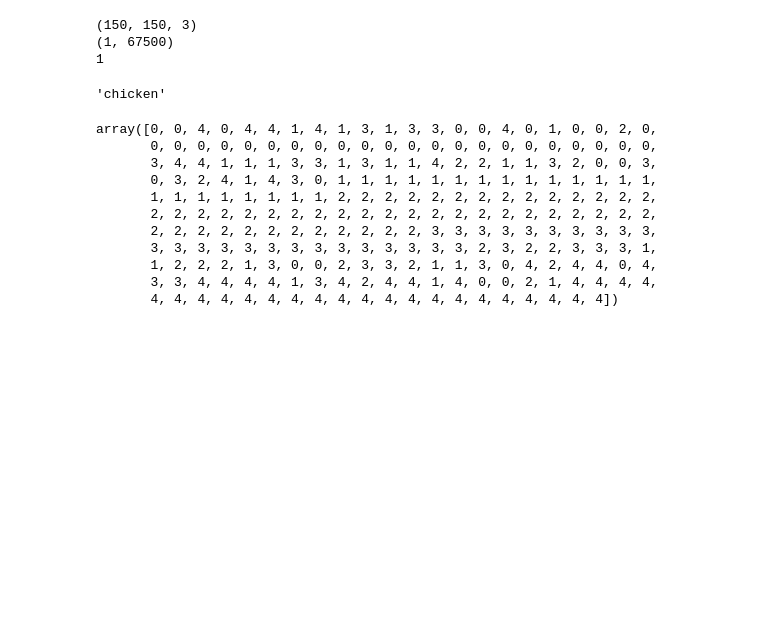
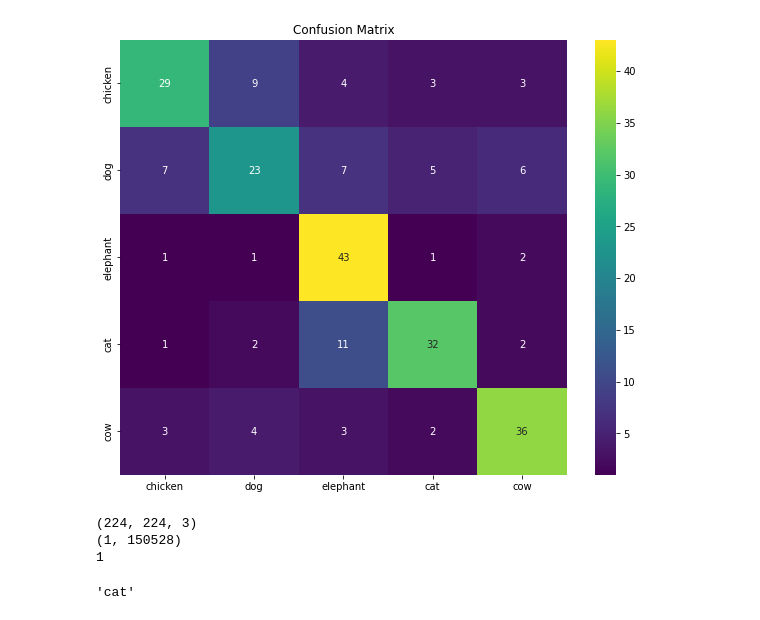
Before and after one commit to VILAIDED/KHDL, a Jupyter notebook: train.ipynb, the cells around one changed output. Saved outputs shown, nothing was run; the diff lists cells and outputs as text; code cells hidden in the pictures; blank space fills up the shorter version.

```diff
--- a/train.ipynb
+++ b/train.ipynb
@@ -100,9 +183,30 @@ y2 = svc.predict(X_test)
+# %%
+
+svc_pred = svc.predict(x_test_svc)
+# %%
+dicLabel = {0 : "chicken",1: "dog",2 : "elephant",3 : "cat", 4 : "cow"}
+plot_confusion_matrix(svc_pred,y_test_svc,dicLabel)
+
+# dicLabel = {0 : "chicken",1: "dog",2 : "elephant",3 : "cat", 4 : "cow"}
+# img = cv2.imread("t.jpg")
+# img = cv2.resize(img,(150,150))
+# data = img /255.0
+
+# lenofimage = len(data)
+# print(data.shape)
+# data= np.array(data).reshape(lenofimage,-1)
+# data= np.array(data).reshape(1,-1)
+# print(data.shape)
+# print(len(data))
+# y2 = svc.predict(data)
+# # print(y2)
+# dicLabel[y2[0]]
+# %% [output]
+[figure, added]
 # %%
-
-
 dicLabel = {0 : "chicken",1: "dog",2 : "elephant",3 : "cat", 4 : "cow"}
 img = cv2.imread("t.jpg")
-img = cv2.resize(img,(150,150))
+img = cv2.resize(img,(224,224))
 data = img /255.0
 
 lenofimage = len(data)
@@ -115,24 +219,10 @@ y2 = svc.predict(data)
 # print(y2)
 dicLabel[y2[0]]
 # %% [output]
-(150, 150, 3)
-(1, 67500)
+(224, 224, 3)
+(1, 150528)
 1
-'chicken'
+'cat'
-# %%
-y2
-# %% [output]
-array([0, 0, 4, 0, 4, 4, 1, 4, 1, 3, 1, 3, 3, 0, 0, 4, 0, 1, 0, 0, 2, 0,
-       0, 0, 0, 0, 0, 0, 0, 0, 0, 0, 0, 0, 0, 0, 0, 0, 0, 0, 0, 0, 0, 0,
-       3, 4, 4, 1, 1, 1, 3, 3, 1, 3, 1, 1, 4, 2, 2, 1, 1, 3, 2, 0, 0, 3,
-       0, 3, 2, 4, 1, 4, 3, 0, 1, 1, 1, 1, 1, 1, 1, 1, 1, 1, 1, 1, 1, 1,
-       1, 1, 1, 1, 1, 1, 1, 1, 2, 2, 2, 2, 2, 2, 2, 2, 2, 2, 2, 2, 2, 2,
-       2, 2, 2, 2, 2, 2, 2, 2, 2, 2, 2, 2, 2, 2, 2, 2, 2, 2, 2, 2, 2, 2,
-       2, 2, 2, 2, 2, 2, 2, 2, 2, 2, 2, 2, 3, 3, 3, 3, 3, 3, 3, 3, 3, 3,
-       3, 3, 3, 3, 3, 3, 3, 3, 3, 3, 3, 3, 3, 3, 2, 3, 2, 2, 3, 3, 3, 1,
-       1, 2, 2, 2, 1, 3, 0, 0, 2, 3, 3, 2, 1, 1, 3, 0, 4, 2, 4, 4, 0, 4,
-       3, 3, 4, 4, 4, 4, 1, 3, 4, 2, 4, 4, 1, 4, 0, 0, 2, 1, 4, 4, 4, 4,
-       4, 4, 4, 4, 4, 4, 4, 4, 4, 4, 4, 4, 4, 4, 4, 4, 4, 4, 4, 4])
 # %%
 # model = models.Sequential()
 # model.add(layers.Conv2D(64, (3, 3), padding='same',activation='relu', input_shape=(244, 244, 3)))
```
Also changed, not shown: parts of 35 cells of this notebook.
